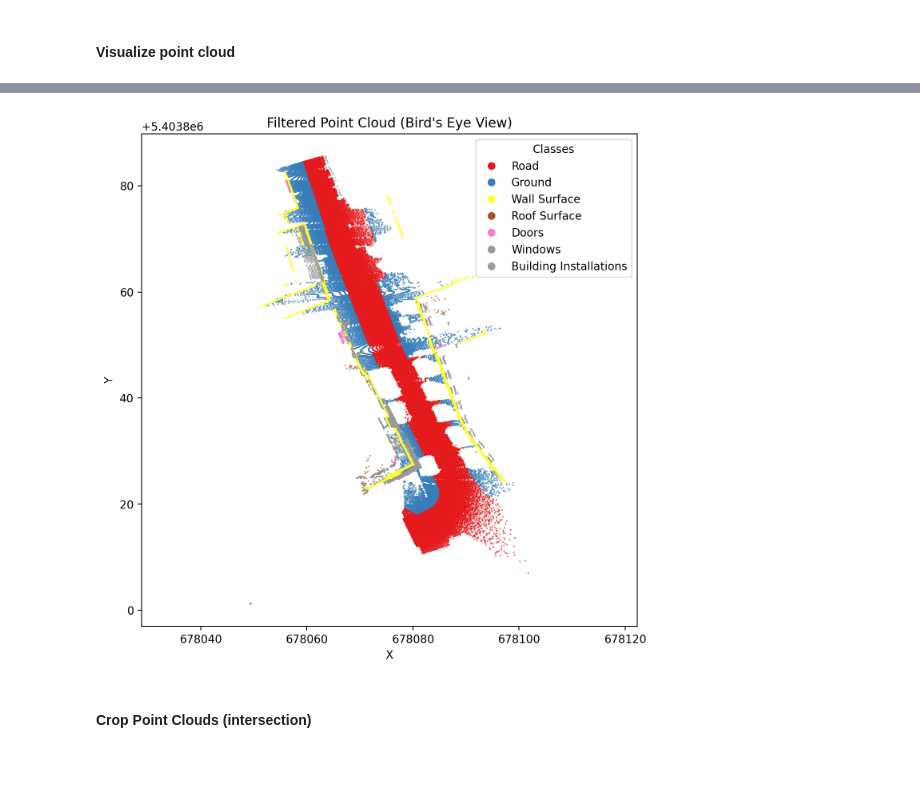
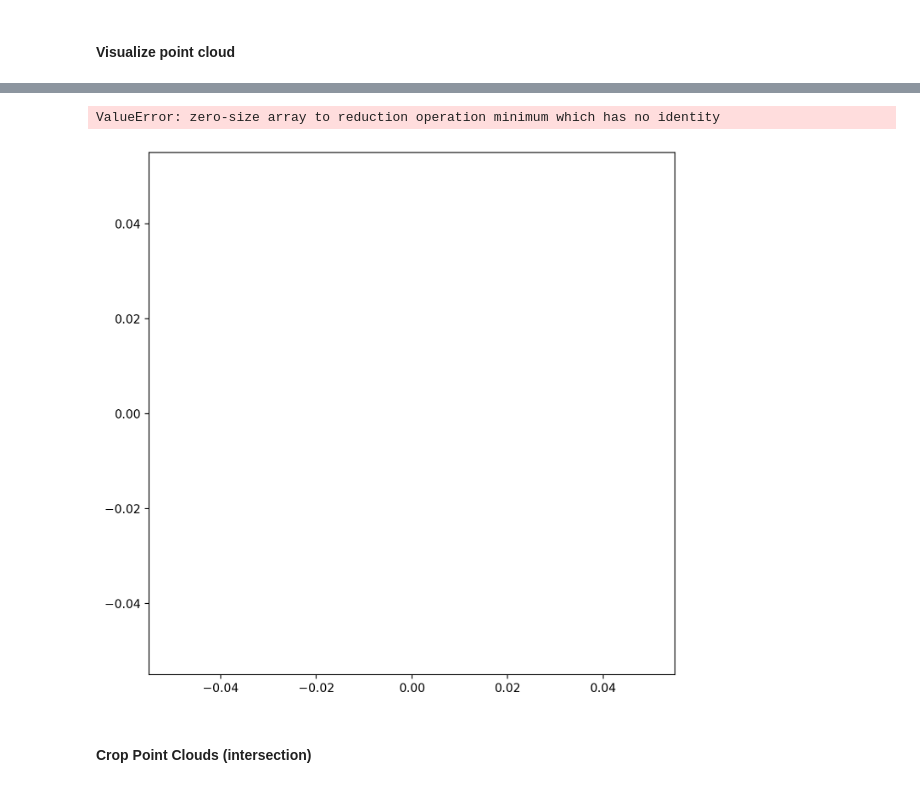
Before and after one commit to Madlab2/CloudMetrics, a Jupyter notebook: notebooks/compare_pointclouds.ipynb, the cells around one changed output, grey strips where cells are left out. Saved outputs shown, nothing was run; the diff lists cells and outputs as text; code cells hidden in the pictures.

```diff
--- a/notebooks/compare_pointclouds.ipynb
+++ b/notebooks/compare_pointclouds.ipynb
@@ -90,8 +106,30 @@ real_points_cropped, synth_points_cropped = helper.import_and_prepare_point_clou
-# %%
-# visualize synthetic point cloud
-helper.plot_bev(synth_points_cropped)
-# %% [output]
-[figure, removed]
+# %%
+# borders pc 1
+header_1 = synth_pc.header
+min_borders_1 = header_1.min
+max_borders_1 = header_1.max
+
+
+# borders pc 2
+header_2 = real_pc.header
+min_borders_2 = header_2.min
+max_borders_2 = header_2.max
+
+
+# bounding box & rectangular crop
+padding = 1.0
+min_xyz = np.maximum(min_borders_1, min_borders_2)
+max_xyz = np.minimum(max_borders_1, max_borders_2)
+bounding_box = np.add(np.concatenate((min_xyz, max_xyz)), [-padding, -padding, -padding, padding, padding, padding])
+cropped_points_1 = helper.crop_points(synth_pc.points, bounding_box)
+cropped_points_2 = helper.crop_points(real_pc.points, bounding_box)
+# %%
+# proble if point cloud shifts do not match, then intersection of bounding boxes is empty and plotting crashes
+# visualize synthetic point cloud
+helper.plot_bev_synth(cropped_points_1, class_descriptions_synth)
+# %% [output]
+ValueError: zero-size array to reduction operation minimum which has no identity
+[figure, added]
 # %% [markdown]
 #### Crop Point Clouds (intersection)
 # %%
```
Also changed, not shown: parts of 12 cells of this notebook, 1 other file.
